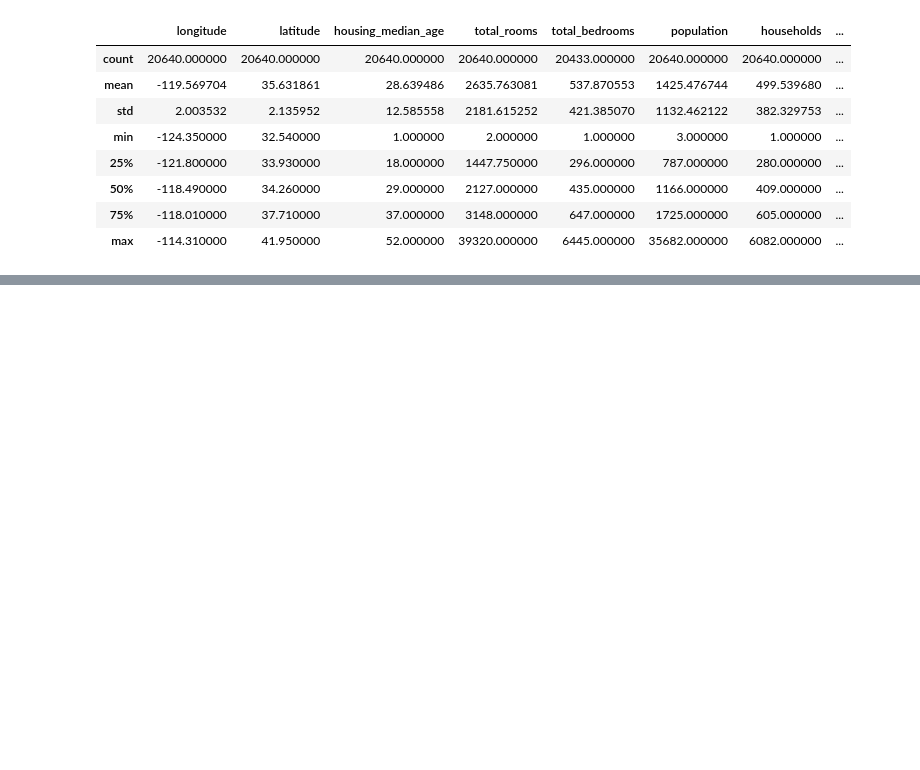
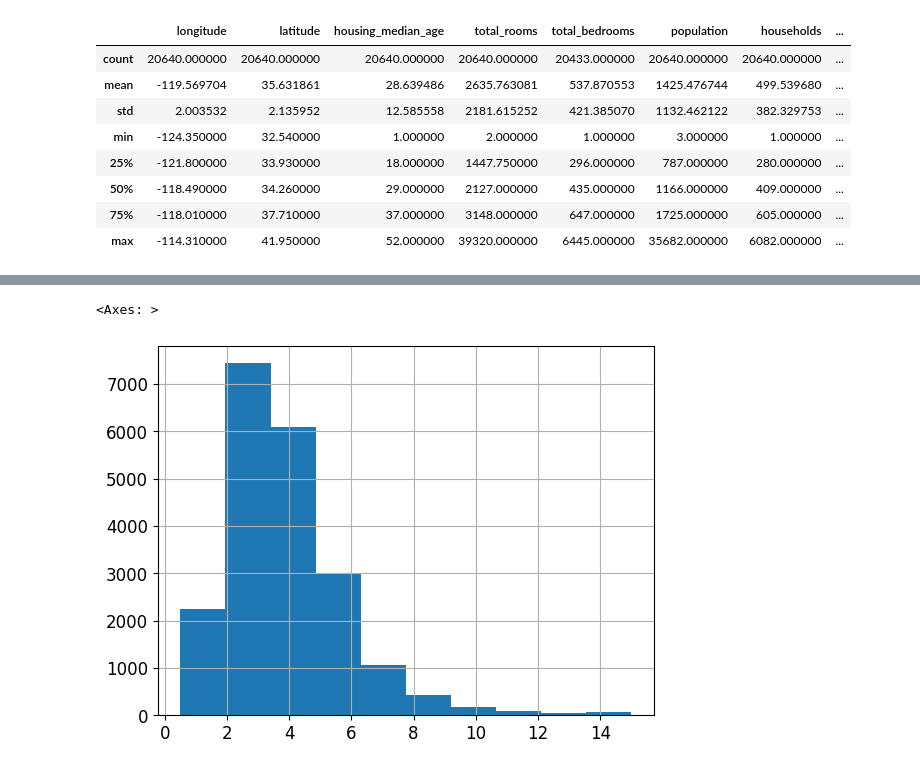
Before and after one commit to unbroken2650/handson-ml2, a Jupyter notebook: 01_Ch2.ipynb, the cells around one changed output, grey strips where cells are left out. Saved outputs shown, nothing was run; the diff lists cells and outputs as text; code cells hidden in the pictures; blank space fills up the shorter version.

```diff
--- a/01_Ch2.ipynb
+++ b/01_Ch2.ipynb
@@ -127,0 +209,5 @@ Saving figure attribute_histogram_plots
+# %%
+housing["median_income"].hist()
+# %% [output]
+<Axes: >
+[figure, added]
```
Also changed, not shown: parts of 66 cells of this notebook.
